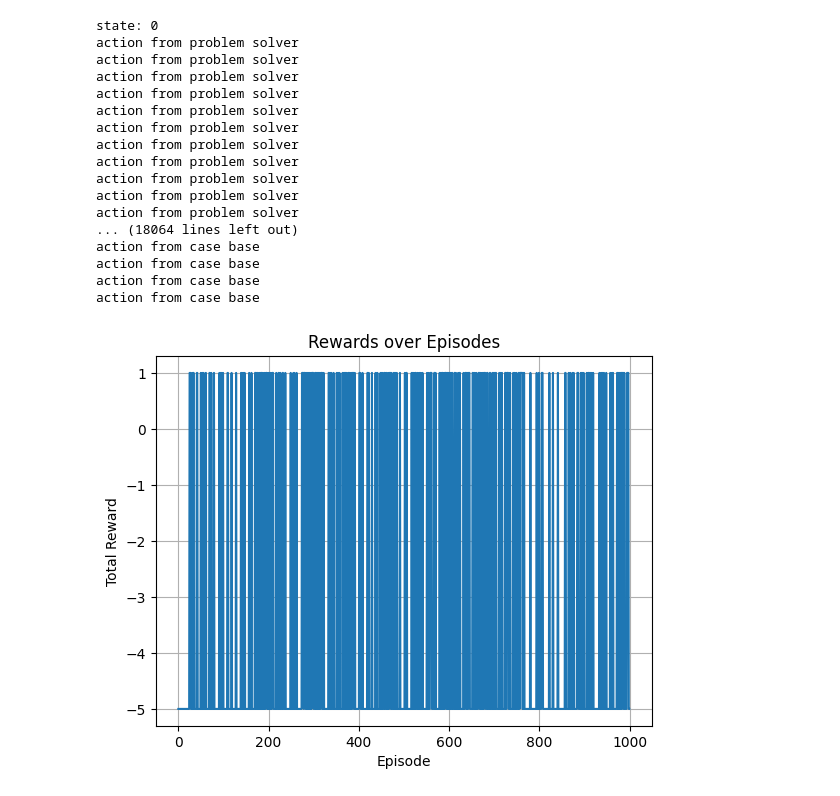
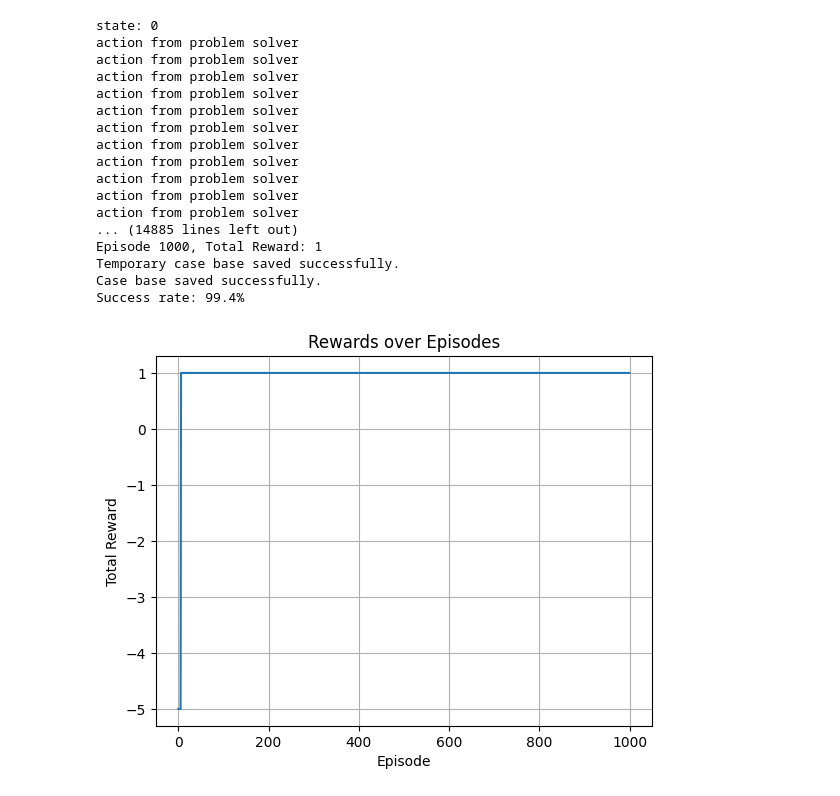
Before and after one commit to ardiantobow/myphd, a Jupyter notebook: rl/qcbrl/qcbrl_sarsa.ipynb, the cells around one changed output. Cells and saved outputs as stored; diff of their text form; code cells hidden in the pictures.

```diff
--- a/rl/qcbrl/qcbrl_sarsa.ipynb
+++ b/rl/qcbrl/qcbrl_sarsa.ipynb
@@ -12,7 +12,7 @@ from gym.envs.registration import register
 register(
     id='CustomRewardFrozenLake-v1',
     entry_point='gym.envs.toy_text:FrozenLakeEnv',
-    kwargs={'map_name': '4x4', 'is_slippery': True},
+    kwargs={'map_name': '4x4', 'is_slippery': False},
     max_episode_steps=100,
     reward_threshold=1,  # Adjust the reward threshold if needed
 )
@@ -288,37 +288,37 @@ class QCBRL:
 
 if __name__ == "__main__":
     # env = gym.make('FrozenLake-v1', desc=None, map_name="4x4", is_slippery=True)
     # env = gym.make('FrozenLake-v1')
     env = CustomRewardFrozenLake()
 
     num_states = env.observation_space.n
     num_actions = env.action_space.n
 
     # print(num_actions)
     # print(num_states)
     agent = QCBRL(num_actions, env)
     rewards, success_rate, memory_usage, gpu_memory_usage = agent.run(episodes=1000, max_steps=1000, alpha=0.1, gamma=0.9, epsilon=0.1)
 
     agent.display_success_rate(success_rate)
     agent.plot_rewards(rewards)
     agent.plot_resources(memory_usage, gpu_memory_usage)
 # %% [output]
 state: 0
 action from problem solver
 action from problem solver
 action from problem solver
 action from problem solver
 action from problem solver
 action from problem solver
 action from problem solver
 action from problem solver
 action from problem solver
 action from problem solver
 action from problem solver
-... (18064 lines left out)
-action from case base
-action from case base
-action from case base
-action from case base
+... (14885 lines left out)
+Episode 1000, Total Reward: 1
+Temporary case base saved successfully.
+Case base saved successfully.
+Success rate: 99.4%
-[figure, old version]
+[figure, new version]
 [figure]
```
Also changed, not shown: 15 other files.
